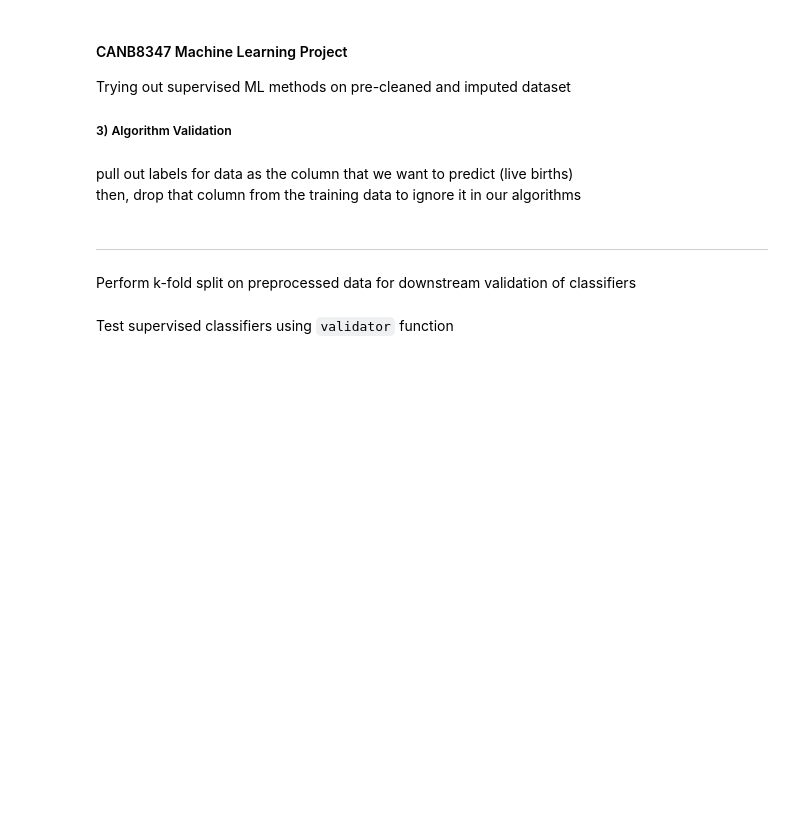
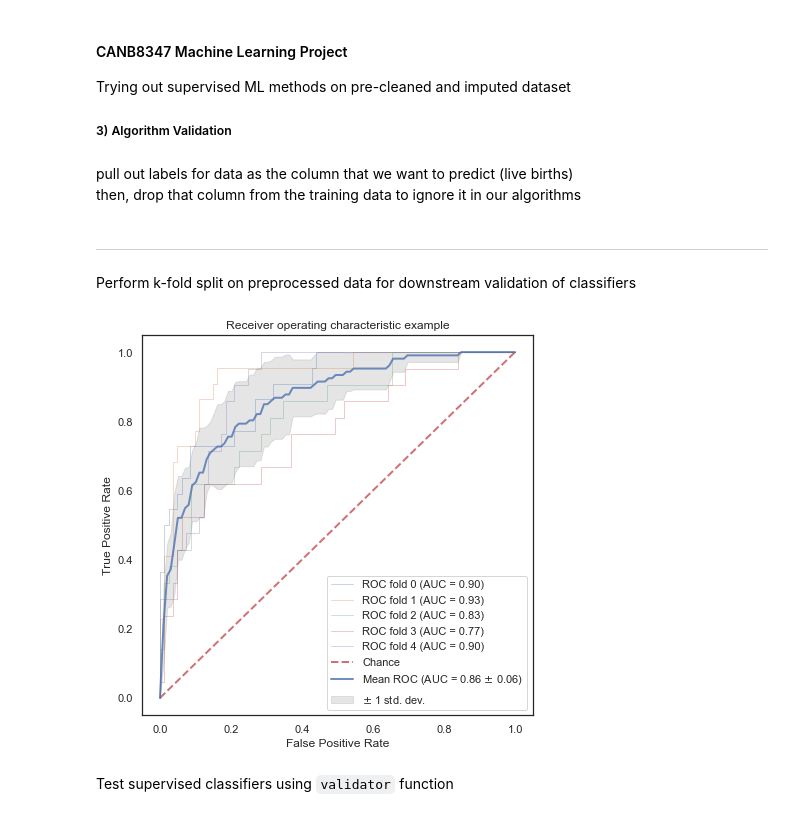
Before and after one commit to codyheiser/canb-ML, a Jupyter notebook: cross_val.ipynb, the cells around one changed output. Saved outputs shown, nothing was run; the diff lists cells and outputs as text; code cells hidden in the pictures; blank space fills up the shorter version.

```diff
--- a/cross_val.ipynb
+++ b/cross_val.ipynb
@@ -30,3 +35,7 @@ Perform k-fold split on preprocessed data for downstream validation of classifie
+# %%
+roc_kfold(clf=clf, X=vlbw_norm, y=labels, k=5)
+# %% [output]
+[figure, added]
 # %%
 vlbw_splits = kfold_split(vlbw_norm, labels, 5, seed=18, shuffle=True)
 # %% [markdown]
```
Also changed, not shown: parts of 20 cells of this notebook, 3 other files.
